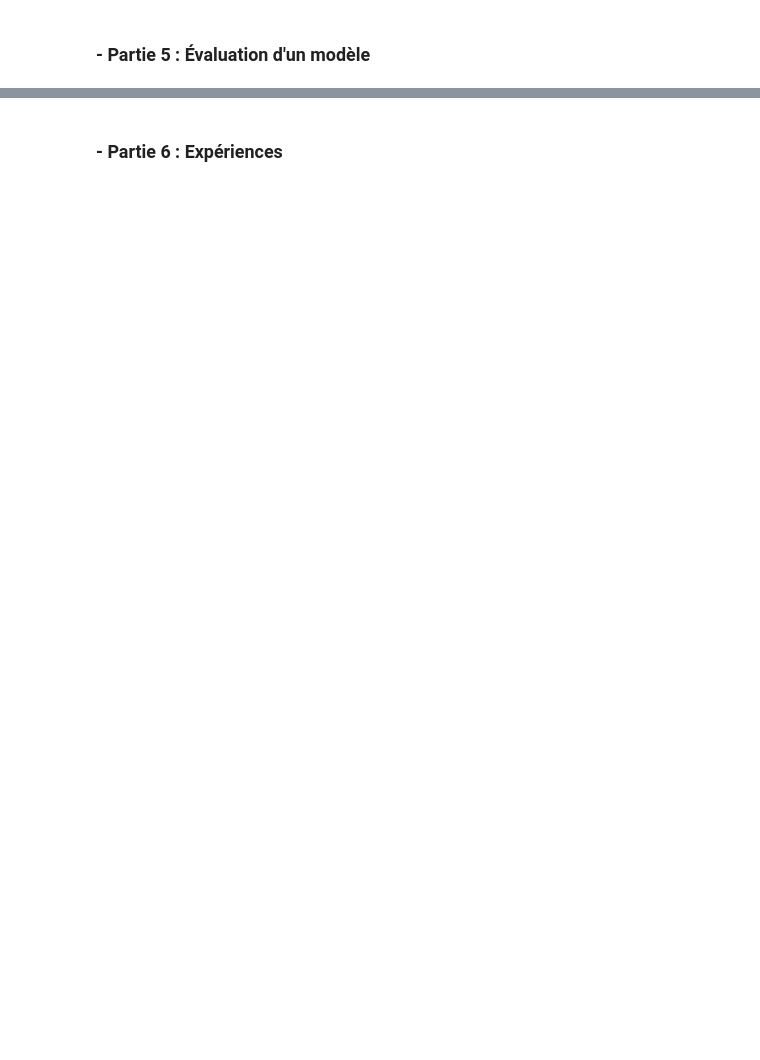
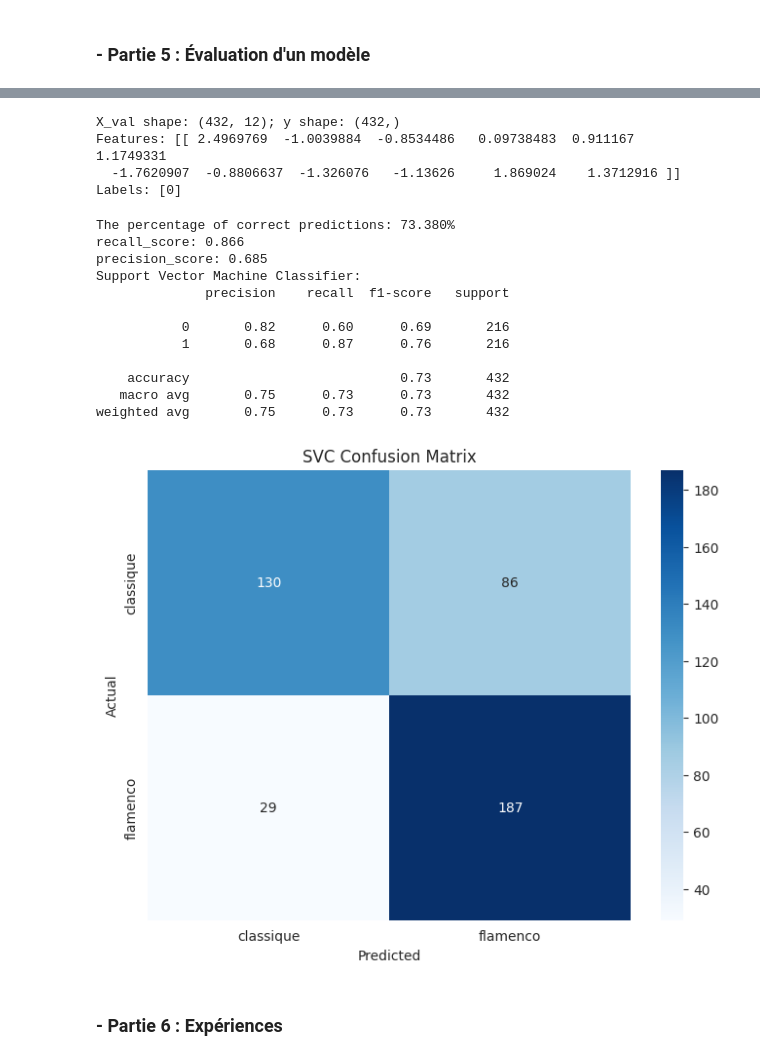
Before and after one commit to NotTheStallion/music-ai, a Jupyter notebook: tp-1_AIM.ipynb, the cells around one changed output, grey strips where cells are left out. Cells and saved outputs as stored; diff of their text form; code cells hidden in the pictures; blank space fills up the shorter version.

```diff
--- a/tp-1_AIM.ipynb
+++ b/tp-1_AIM.ipynb
@@ -269,0 +185,3 @@ weighted avg       1.00      1.00      1.00      3446
+# %%
+svm_clf = SVC(C=1.0, kernel='rbf', random_state=seed)
+svm_clf.fit(X, y)
@@ -323,2 +192,61 @@ weighted avg       1.00      0.49      0.66       862
+# %%
+val_duration = 5 #@param
+
+
+ts_mozart, sr_mozart = load('./audio/classique/Mozart-String-Quartet.mp3', duration=val_duration, offset=duration)
+ts_rodrigo, sr_rodrigo = load('./audio/flamenco/Rodrigo-y-Gabriela-Hanuman.mp3', duration=val_duration, offset=duration)
+
+mozart_mfcc = scaler.fit_transform(mfcc(y=ts_mozart, sr=sr_mozart, n_mfcc=12).T)
+rodrigo_mfcc = scaler.fit_transform(mfcc(y=ts_rodrigo, sr=sr_rodrigo, n_mfcc=12).T)
+
+X_val = np.concatenate((mozart_mfcc, rodrigo_mfcc))
+y_val = np.array([0 for _ in range(mozart_mfcc.shape[0])] + [1 for _ in range(rodrigo_mfcc.shape[0])])
+
+idx = np.random.permutation(len(X_val))
+X_val, y_val = X_val[idx], y_val[idx]
+
+print(f"X_val shape: {X_val.shape}; y shape: {y_val.shape}")
+print(f"Features: {X_val[:1]}")
+print(f"Labels: {y_val[:1]}")
+# %% [output]
+X_val shape: (432, 12); y shape: (432,)
+Features: [[ 2.4969769  -1.0039884  -0.8534486   0.09738483  0.911167    1.1749331
+  -1.7620907  -0.8806637  -1.326076   -1.13626     1.869024    1.3712916 ]]
+Labels: [0]
+# %%
+from sklearn.metrics import classification_report, confusion_matrix, recall_score, precision_score, accuracy_score
+
+def plot_confusion_matrix(cm: np.ndarray, title: str):
+    plt.figure(figsize=(8, 6))
+    sns.heatmap(cm, annot=True, fmt='d', cmap='Blues', xticklabels=['classique', 'flamenco'], yticklabels=['classique', 'flamenco'])
+    plt.xlabel('Predicted')
+    plt.ylabel('Actual')
+    plt.title(title)
+    plt.show()
+
+# Predict
+y_pred_svc = svm_clf.predict(X_val)
+eval_svc = classification_report(y_val, y_pred_svc)
+cm_svc = confusion_matrix(y_val, y_pred_svc)
+
+print(f"The percentage of correct predictions: {accuracy_score(y_val, y_pred_svc)*100:.3f}%")
+print(f"recall_score: {recall_score(y_val, y_pred_svc):.3f}")
+print(f"precision_score: {precision_score(y_val, y_pred_svc):.3f}")
+print(f"Support Vector Machine Classifier:\n{eval_svc}")
+plot_confusion_matrix(cm_svc, "SVC Confusion Matrix")
+# %% [output]
+The percentage of correct predictions: 73.380%
+recall_score: 0.866
+precision_score: 0.685
+Support Vector Machine Classifier:
+              precision    recall  f1-score   support
+
+           0       0.82      0.60      0.69       216
+           1       0.68      0.87      0.76       216
+
+    accuracy                           0.73       432
+   macro avg       0.75      0.73      0.73       432
+weighted avg       0.75      0.73      0.73       432
+[figure, added]
 # %% [markdown]
 ### - Partie 6 : Expériences
```
Also changed, not shown: parts of 21 cells of this notebook.
